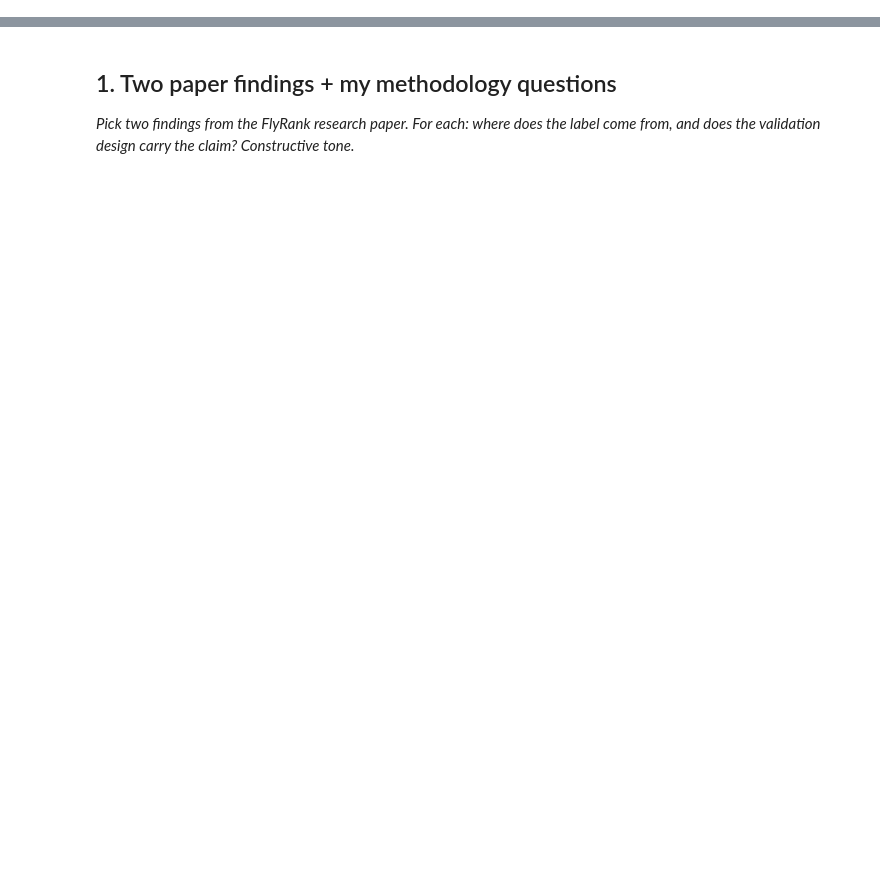
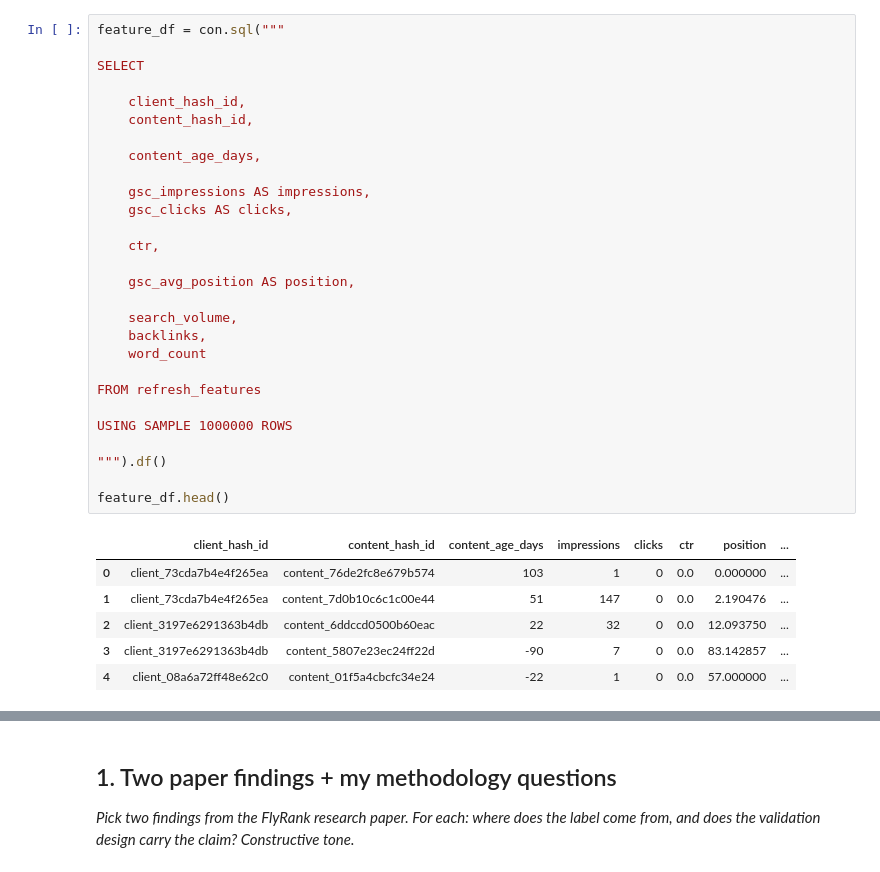
Before and after one commit to helnagar123/flyrank-ml-internship, a Jupyter notebook: work/notebooks/w06_validation_audit.ipynb, the cells around one changed output, grey strips where cells are left out. Cells and saved outputs as stored; diff of their text form; blank space fills up the shorter version.

```diff
--- a/work/notebooks/w06_validation_audit.ipynb
+++ b/work/notebooks/w06_validation_audit.ipynb
@@ -8,0 +114,35 @@ This skeleton is yours to fill. Work the sections **in order** — each one has
+# %%
+feature_df = con.sql("""
+
+SELECT
+
+    client_hash_id,
+    content_hash_id,
+
+    content_age_days,
+
+    gsc_impressions AS impressions,
+    gsc_clicks AS clicks,
+
+    ctr,
+
+    gsc_avg_position AS position,
+
+    search_volume,
+    backlinks,
+    word_count
+
+FROM refresh_features
+
+USING SAMPLE 1000000 ROWS
+
+""").df()
+
+feature_df.head()
+# %% [output]
+|  | client_hash_id | content_hash_id | content_age_days | impressions | clicks | ctr | position | ... |
+| 0 | client_73cda7b4e4f265ea | content_76de2fc8e679b574 | 103 | 1 | 0 | 0.0 | 0.000000 | ... |
+| 1 | client_73cda7b4e4f265ea | content_7d0b10c6c1c00e44 | 51 | 147 | 0 | 0.0 | 2.190476 | ... |
+| 2 | client_3197e6291363b4db | content_6ddccd0500b60eac | 22 | 32 | 0 | 0.0 | 12.093750 | ... |
+| 3 | client_3197e6291363b4db | content_5807e23ec24ff22d | -90 | 7 | 0 | 0.0 | 83.142857 | ... |
+| 4 | client_08a6a72ff48e62c0 | content_01f5a4cbcfc34e24 | -22 | 1 | 0 | 0.0 | 57.000000 | ... |
```
Also changed, not shown: parts of 24 cells of this notebook.
